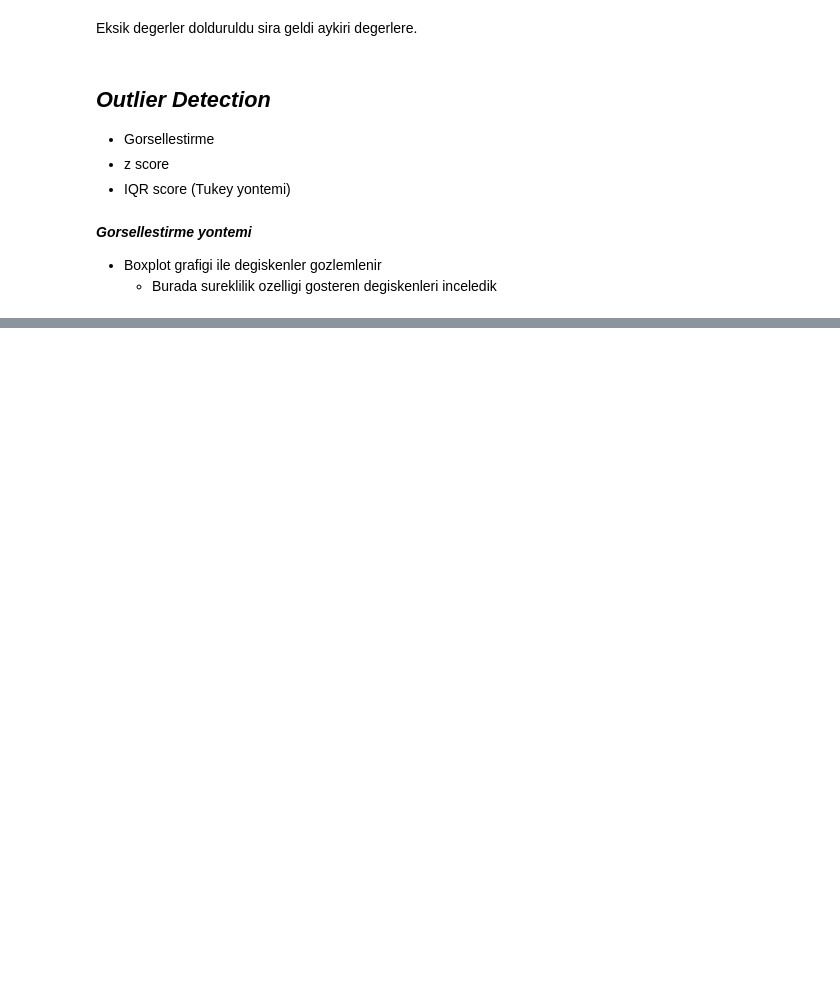
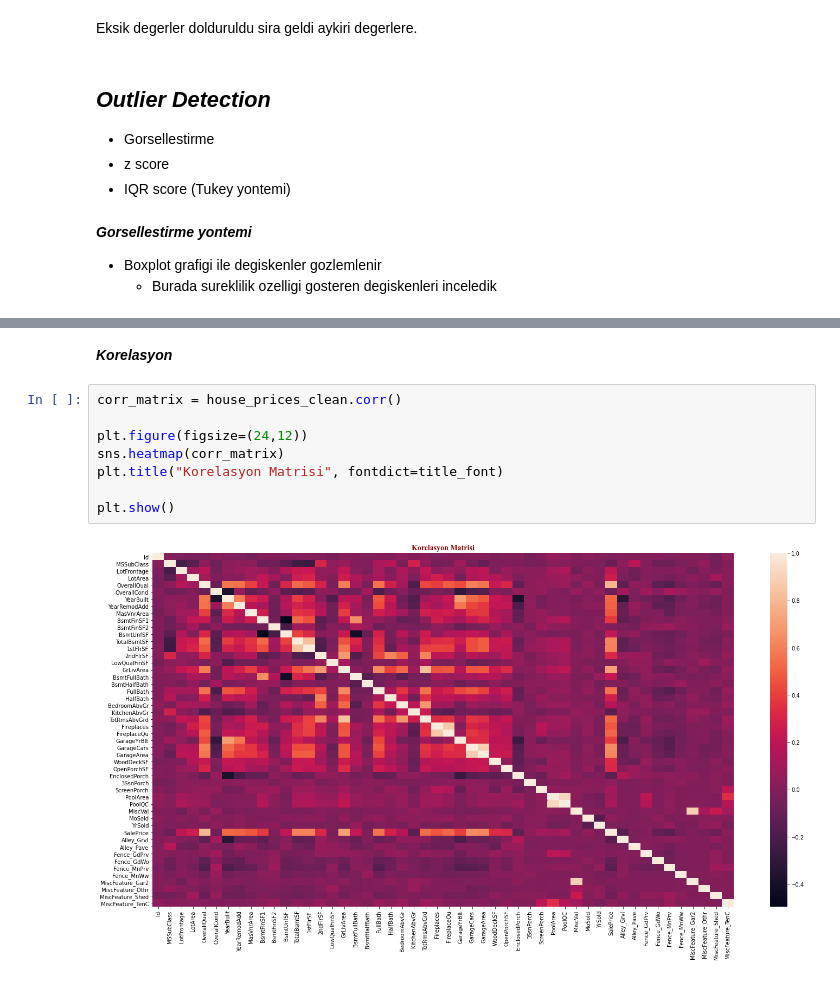
Before and after one commit to ahmetpergamum/datascience, a Jupyter notebook: 04_eda_project_house_prices/eda_house_prices.ipynb, the cells around one changed output, grey strips where cells are left out. Drawn from its saved outputs; the diff is of its cells as text; blank space fills up the shorter version.

```diff
--- a/04_eda_project_house_prices/eda_house_prices.ipynb
+++ b/04_eda_project_house_prices/eda_house_prices.ipynb
@@ -316,0 +519,12 @@ plt.show()
+# %% [markdown]
+***Korelasyon***
+# %%
+corr_matrix = house_prices_clean.corr()
+
+plt.figure(figsize=(24,12))
+sns.heatmap(corr_matrix)
+plt.title("Korelasyon Matrisi", fontdict=title_font)
+
+plt.show()
+# %% [output]
+[figure, added]
```
Also changed, not shown: parts of 27 cells of this notebook, 1 other file.
